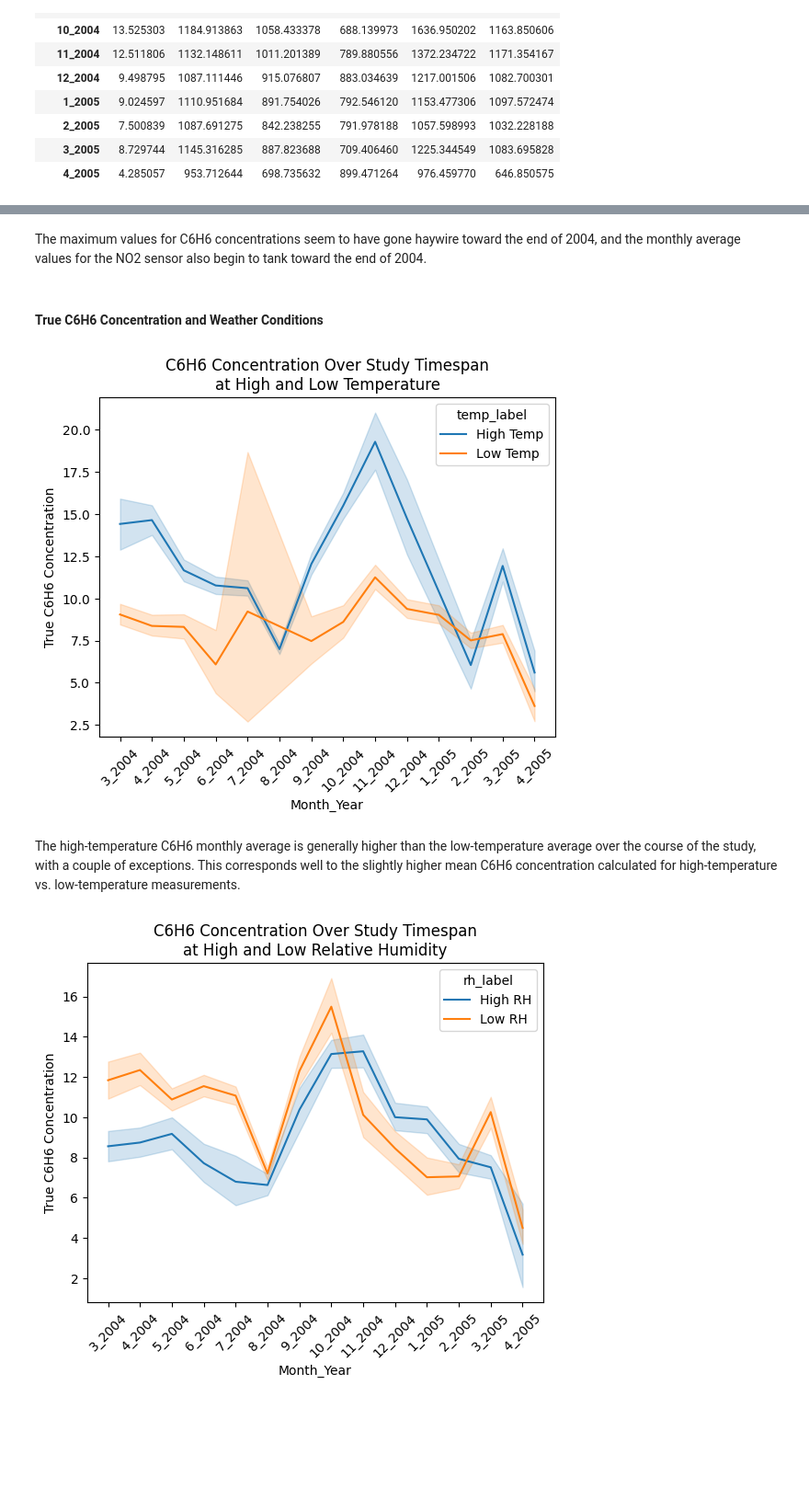
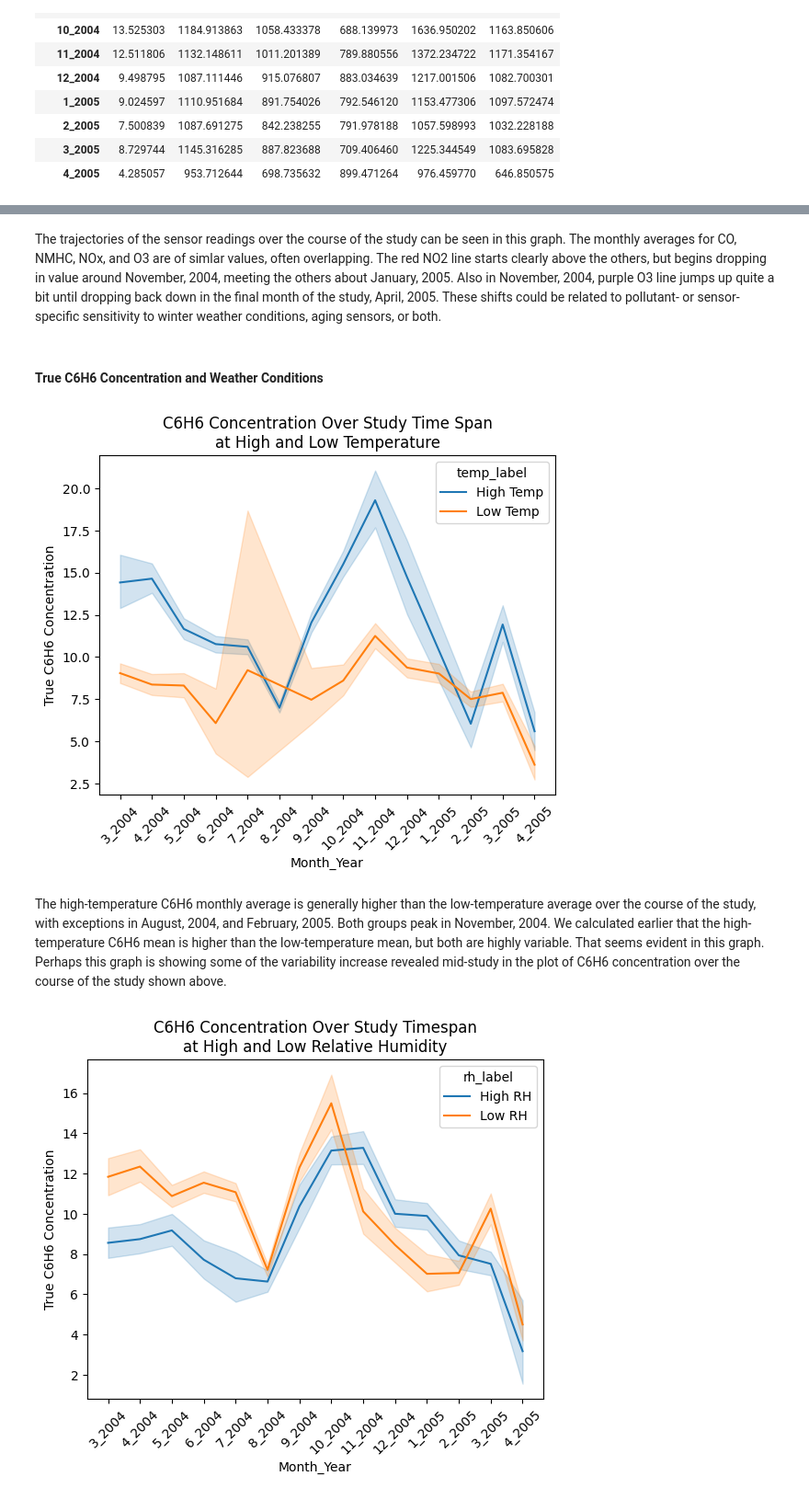
Before and after one commit to Alex-Devoid/ST-554-Project1, a Jupyter notebook: Task2/Task2.ipynb, the cells around one changed output, grey strips where cells are left out. Shown at 92% size. Cells and saved outputs as stored; diff of their text form; code cells hidden in the pictures; blank space fills up the shorter version.

```diff
--- a/Task2/Task2.ipynb
+++ b/Task2/Task2.ipynb
@@ -854,16 +864,16 @@ Text(0.5, 1.0, 'Sensor Readings Over Time (Monthly Averages)')
-# %% [markdown]
-The maximum values for C6H6 concentrations seem to have gone haywire toward the end of 2004, and the monthly average values for the NO2 sensor also begin to tank toward the end of 2004.
+# %% [markdown]
+The trajectories of the sensor readings over the course of the study can be seen in this graph. The monthly averages for CO, NMHC, NOx, and O3 are of simlar values, often overlapping. The red NO2 line starts clearly above the others, but begins dropping in value around November, 2004, meeting the others about January, 2005. Also in November, 2004, purple O3 line jumps up quite a bit until dropping back down in the final month of the study, April, 2005. These shifts could be related to pollutant- or sensor-specific sensitivity to winter weather conditions, aging sensors, or both.
 # %% [markdown]
 #### True C6H6 Concentration and Weather Conditions
 # %%
 ax =  sns.lineplot(data = air_qu, x = "month_year", y = "true_C6H6", hue = "temp_label")
 ax.set(xlabel = "Month_Year", ylabel = "True C6H6 Concentration")
-ax.set_title("C6H6 Concentration Over Study Timespan\nat High and Low Temperature")
+ax.set_title("C6H6 Concentration Over Study Time Span\nat High and Low Temperature")
 ax.tick_params(axis='x', rotation=45)
 # %% [output]
-[figure, old version]
+[figure, new version]
-# %% [markdown]
-The high-temperature C6H6 monthly average is generally higher than the low-temperature average over the course of the study, with a couple of exceptions. This corresponds well to the slightly higher mean C6H6 concentration calculated for high-temperature vs. low-temperature measurements.
+# %% [markdown]
+The high-temperature C6H6 monthly average is generally higher than the low-temperature average over the course of the study, with exceptions in August, 2004, and February, 2005. Both groups peak in November, 2004. We calculated earlier that the high-temperature C6H6 mean is higher than the low-temperature mean, but both are highly variable. That seems evident in this graph. Perhaps this graph is showing some of the variability increase revealed mid-study in the plot of C6H6 concentration over the course of the study shown above.
 # %%
 ax =  sns.lineplot(data = air_qu, x = "month_year", y = "true_C6H6", hue = "rh_label")
 ax.set(xlabel = "Month_Year", ylabel = "True C6H6 Concentration")
```
Also changed, not shown: parts of 29 cells of this notebook.
